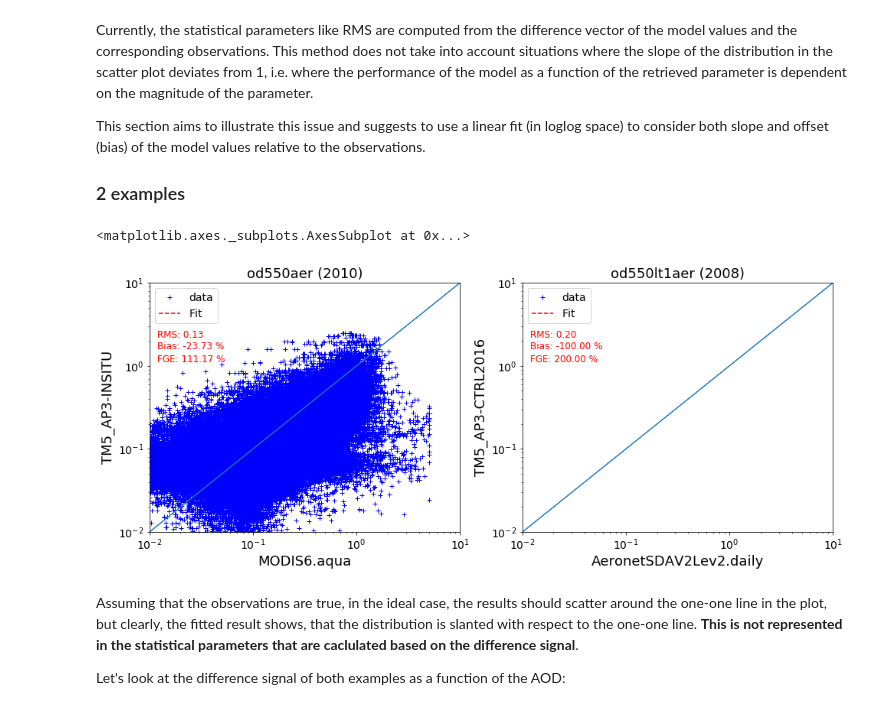
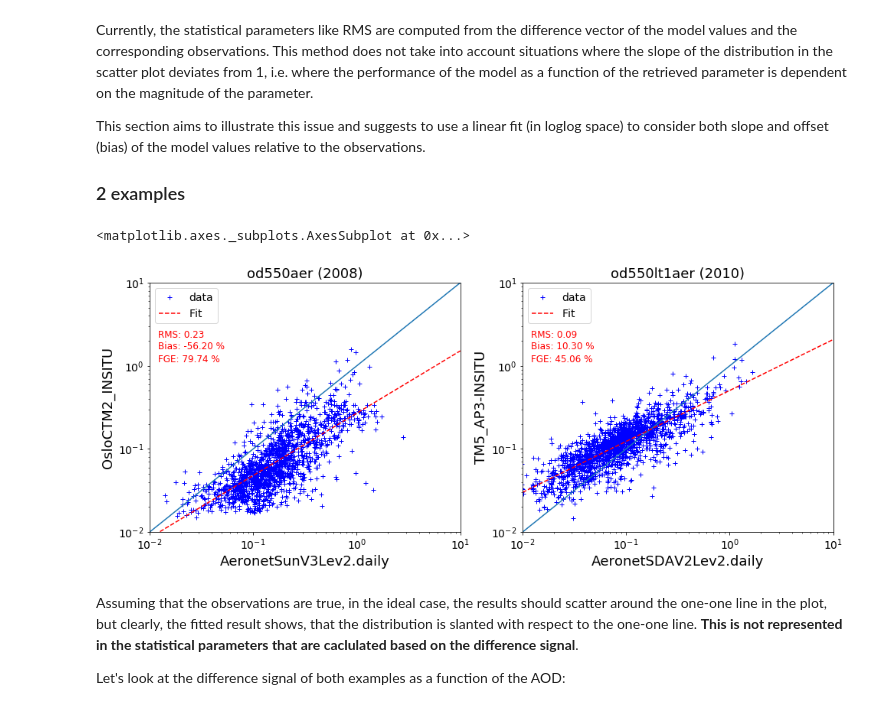
Before and after one commit to jgliss/aerocom_obs_props, a Jupyter notebook: results_overview.ipynb, the cells around one changed output. Cells and saved outputs as stored; diff of their text form; code cells hidden in the pictures.

```diff
--- a/results_overview.ipynb
+++ b/results_overview.ipynb
@@ -211,5 +184,5 @@ $$FGE\,[\%] = \frac{2}{N}\sum_{i=1}^{N}\left|\frac{M_i-O_i}{M_i+O_i}\right|$$
 # %%
-corr = table['R'].unstack(['Model', 'Year'])
+corr = table['R'].unstack(['Model', 'Year', 'Freq'])
 
 ax = pya.plot.heatmaps.df_to_heatmap(corr, cmap='RdGy', color_rowwise=False,
                                      center=1, figsize=(10, 6))
@@ -217,5 +190,8 @@ ax.set_title('Pearson correlation')
 
 display(Math(r'R = \frac{\sum_{i=1}^{N}(M_i-\bar{M})(O_i-\bar{O})}'
                          '{\sqrt{\sum_{i=1}^{N}(M_i-\\bar{M})^2}\sqrt{\sum_{i=1}^{N}(O_i-\\bar{O})^2}}'))
+display(Math(r'N\,\hat{=}\,Number\,of\,observations'))
+display(Math(r'M\,\hat{=}\,Model\,values'))
+display(Math(r'O\,\hat{=}\,Observation\,values'))
 # %% [output]
 $$R = \frac{\sum_{i=1}^{N}(M_i-\bar{M})(O_i-\bar{O})}{\sqrt{\sum_{i=1}^{N}(M_i-\bar{M})^2}\sqrt{\sum_{i=1}^{N}(O_i-\bar{O})^2}}$$
@@ -233,36 +212,36 @@ import matplotlib.pyplot as plt
 def plot_scatter(res, ax):
     data=res['data']
 
 
     x,y = data['ref'], data['data']
     ax.loglog(x, y, ' +b', label='data')
     ax.set_xlim([.01, 10])
     ax.set_ylim([.01, 10])
     ax.plot([.01, 10], [.01, 10])
 
     ax.set_xlabel(res['obs_id'])
     ax.set_ylabel(res['model_id'])
     ax.set_title('{} ({})'.format(res['var_name'], res['year']))
     m, c  = np.polyfit(np.log(x), np.log(y), 1)
     xvals= np.linspace(.01, 10, 100)
     y_fit = np.exp(m*np.log(xvals) + c)
     ax.plot(xvals, y_fit, '--r', label='Fit')
     ax.text(0.012, 2.2, 'RMS: {:.2f}'.format(res['rms']), color='r', fontsize=12)
     ax.text(0.012, 1.6, 'Bias: {:.2f} %'.format(res['nmb']), color='r', fontsize=12)
     ax.text(0.012, 1.1, 'FGE: {:.2f} %'.format(res['fge']), color='r', fontsize=12)
 
     ax.legend()
 
     return ax
 
-ex1 = results[1]
-ex2 = results[3]
+ex1 = results[2]
+ex2 = results[6]
 fig, (ax1, ax2) = plt.subplots(1,2, figsize=(16, 6))
 plot_scatter(ex1, ax1)
 plot_scatter(ex2, ax2)
 # %% [output]
 <matplotlib.axes._subplots.AxesSubplot at 0x...>
-[figure, old version]
+[figure, new version]
 # %% [markdown]
 Assuming that the observations are true, in the ideal case, the results should scatter around the one-one line in the plot, but clearly, the fitted result shows, that the distribution is slanted with respect to the one-one line. **This is not represented in the statistical parameters that are caclulated based on the difference signal**.
 
```
Also changed, not shown: parts of 11 cells of this notebook, 3 other files.
